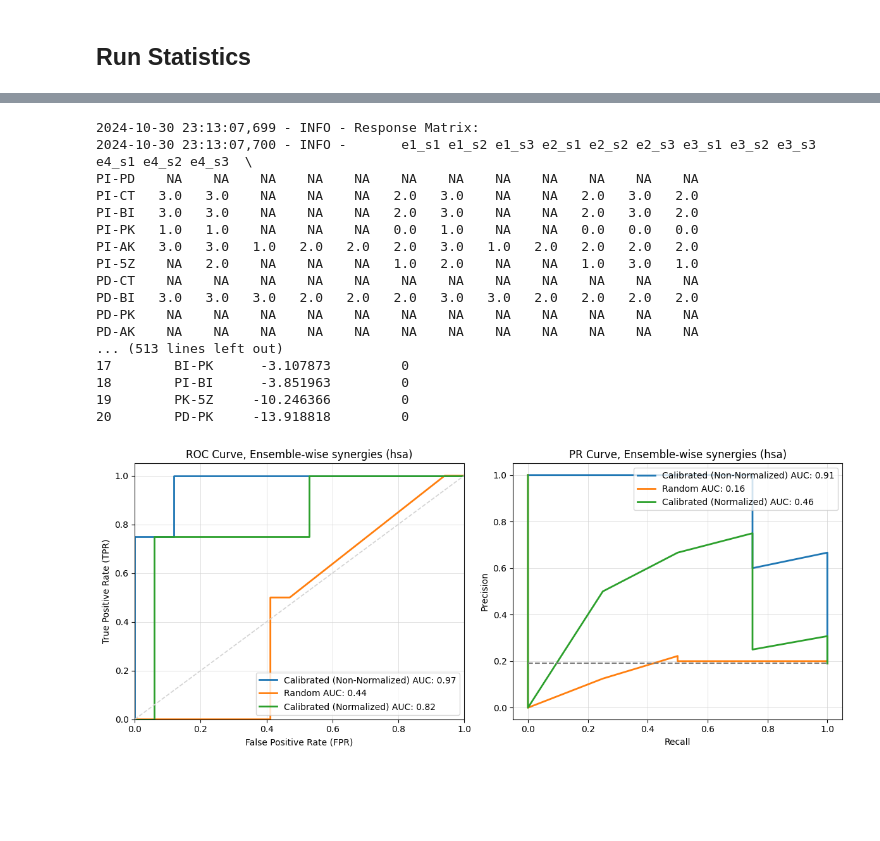
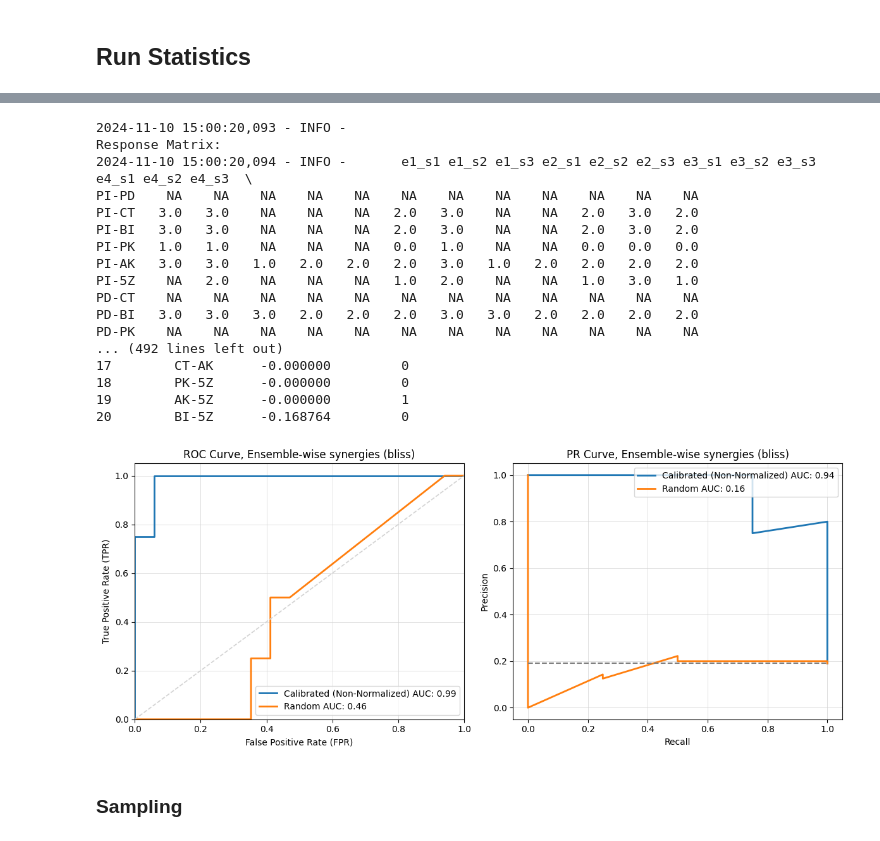
Before and after one commit to druglogics/pydruglogics, a Jupyter notebook: pydruglogics_tutorial.ipynb, the cells around one changed output, grey strips where cells are left out. Drawn from its saved outputs; the diff is of its cells as text; code cells hidden in the pictures; blank space fills up the shorter version.

```diff
--- a/pydruglogics_tutorial.ipynb
+++ b/pydruglogics_tutorial.ipynb
@@ -393,3 +441,4 @@ evolution_calibrated = ev.Evolution(
 # %%
-best_boolean_models_calibrated = evolution_calibrated.run()
+best_boolean_models_calibrated = train(boolean_model=boolean_model_sif, model_outputs=model_outputs, training_data=training_data,
+                                ga_args=ga_args, ev_args=ev_args)
 # %% [output]
@@ -411,24 +474,26 @@ best_boolean_models_random = evolution_random.run()
 # %%
-statistics = st.Statistics(best_boolean_models_calibrated, observed_synergy_scores, model_outputs, perturbations)
+compare_two_simulations(best_boolean_models_calibrated, best_boolean_models_random, observed_synergy_scores,
+                            model_outputs,perturbations, 'bliss','Calibrated (Non-Normalized)',
+                            'Random', False)
+# %% [output]
+2024-11-10 15:00:20,093 - INFO -
+Response Matrix:
+2024-11-10 15:00:20,094 - INFO -       e1_s1 e1_s2 e1_s3 e2_s1 e2_s2 e2_s3 e3_s1 e3_s2 e3_s3 e4_s1 e4_s2 e4_s3  \
+PI-PD    NA    NA    NA    NA    NA    NA    NA    NA    NA    NA    NA    NA
+PI-CT   3.0   3.0    NA    NA    NA   2.0   3.0    NA    NA   2.0   3.0   2.0
+PI-BI   3.0   3.0    NA    NA    NA   2.0   3.0    NA    NA   2.0   3.0   2.0
+PI-PK   1.0   1.0    NA    NA    NA   0.0   1.0    NA    NA   0.0   0.0   0.0
+PI-AK   3.0   3.0   1.0   2.0   2.0   2.0   3.0   1.0   2.0   2.0   2.0   2.0
+PI-5Z    NA   2.0    NA    NA    NA   1.0   2.0    NA    NA   1.0   3.0   1.0
+PD-CT    NA    NA    NA    NA    NA    NA    NA    NA    NA    NA    NA    NA
+PD-BI   3.0   3.0   3.0   2.0   2.0   2.0   3.0   3.0   2.0   2.0   2.0   2.0
+PD-PK    NA    NA    NA    NA    NA    NA    NA    NA    NA    NA    NA    NA
+... (492 lines left out)
+17        CT-AK      -0.000000         0
+18        PK-5Z      -0.000000         0
+19        AK-5Z      -0.000000         1
+20        BI-5Z      -0.168764         0
+[figure, added]
-# %%
-statistics.compare_two_simulations(best_boolean_models_calibrated, best_boolean_models_random,'Calibrated (Non-Normalized)', 'Random')
-# %% [output]
-2024-10-30 23:13:07,699 - INFO - Response Matrix:
-2024-10-30 23:13:07,700 - INFO -       e1_s1 e1_s2 e1_s3 e2_s1 e2_s2 e2_s3 e3_s1 e3_s2 e3_s3 e4_s1 e4_s2 e4_s3  \
-PI-PD    NA    NA    NA    NA    NA    NA    NA    NA    NA    NA    NA    NA
-PI-CT   3.0   3.0    NA    NA    NA   2.0   3.0    NA    NA   2.0   3.0   2.0
-PI-BI   3.0   3.0    NA    NA    NA   2.0   3.0    NA    NA   2.0   3.0   2.0
-PI-PK   1.0   1.0    NA    NA    NA   0.0   1.0    NA    NA   0.0   0.0   0.0
-PI-AK   3.0   3.0   1.0   2.0   2.0   2.0   3.0   1.0   2.0   2.0   2.0   2.0
-PI-5Z    NA   2.0    NA    NA    NA   1.0   2.0    NA    NA   1.0   3.0   1.0
-PD-CT    NA    NA    NA    NA    NA    NA    NA    NA    NA    NA    NA    NA
-PD-BI   3.0   3.0   3.0   2.0   2.0   2.0   3.0   3.0   2.0   2.0   2.0   2.0
-PD-PK    NA    NA    NA    NA    NA    NA    NA    NA    NA    NA    NA    NA
-PD-AK    NA    NA    NA    NA    NA    NA    NA    NA    NA    NA    NA    NA
-... (513 lines left out)
-17        BI-PK      -3.107873         0
-18        PI-BI      -3.851963         0
-19        PK-5Z     -10.246366         0
-20        PD-PK     -13.918818         0
-[figure, removed]
+# %% [markdown]
+### Sampling
 # %% [markdown]
```
Also changed, not shown: parts of 67 cells of this notebook, 1 other file.
